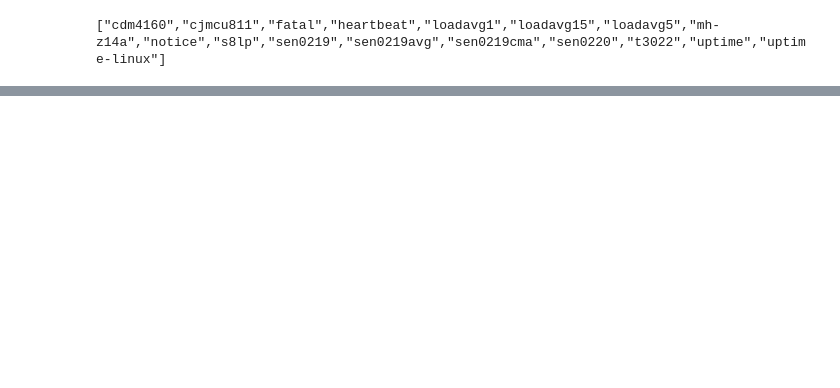
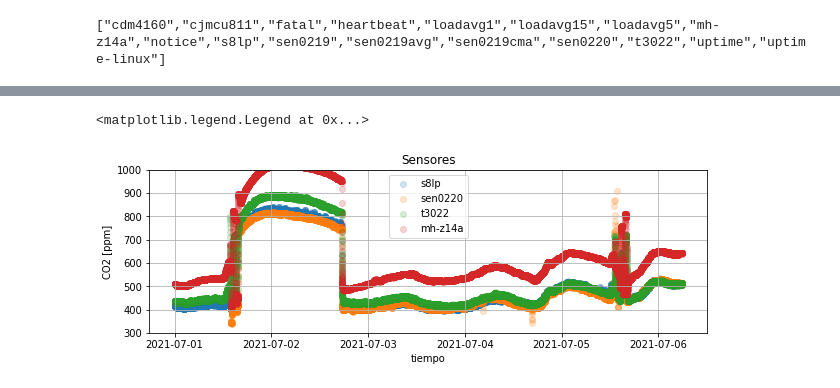
Before and after one commit to lata-mas/Monitor_co2_pistas_educativas, a Jupyter notebook: notebooks/001_descarga_guarda_ThingsBoard.ipynb, the cells around one changed output, grey strips where cells are left out. Saved outputs shown, nothing was run; the diff lists cells and outputs as text; code cells hidden in the pictures; blank space fills up the shorter version.

```diff
--- a/notebooks/001_descarga_guarda_ThingsBoard.ipynb
+++ b/notebooks/001_descarga_guarda_ThingsBoard.ipynb
@@ -55,21 +46,26 @@ datos
 # %%
-sensores = ["cdm4160","cjmcu811","sen0219","t3022","mh-z14a","sen0220","s8lp"]
+# sensores = ["cdm4160","cjmcu811","sen0219","t3022","mh-z14a","sen0220","s8lp"]
+sensores = ["s8lp","sen0220","t3022","mh-z14a"]
+# ref = "fluke"
 
 fig, ax = plt.subplots(figsize=(10,3))
 
 # fecha1 = parse("2021-06-22")
 # fecha2 = fecha1 + pd.Timedelta("1D")
 # ax.set_xlim(fecha1,fecha2)
 
 ax.set_ylim(300,1000)
 ax.set_ylabel("CO2 [ppm]")
 ax.set_xlabel("tiempo")
 ax.set_title("Sensores")
 ax.grid()
 
 for sensor in sensores:
     ax.scatter(datos[sensor].index,datos[sensor],label=sensor,alpha=0.2)
 
 ax.legend()
+# %% [output]
+<matplotlib.legend.Legend at 0x...>
+[figure, added]
 # %%
 #ajustar fecha si es necesario
```
Also changed, not shown: parts of 3 cells of this notebook, 4 other files.
